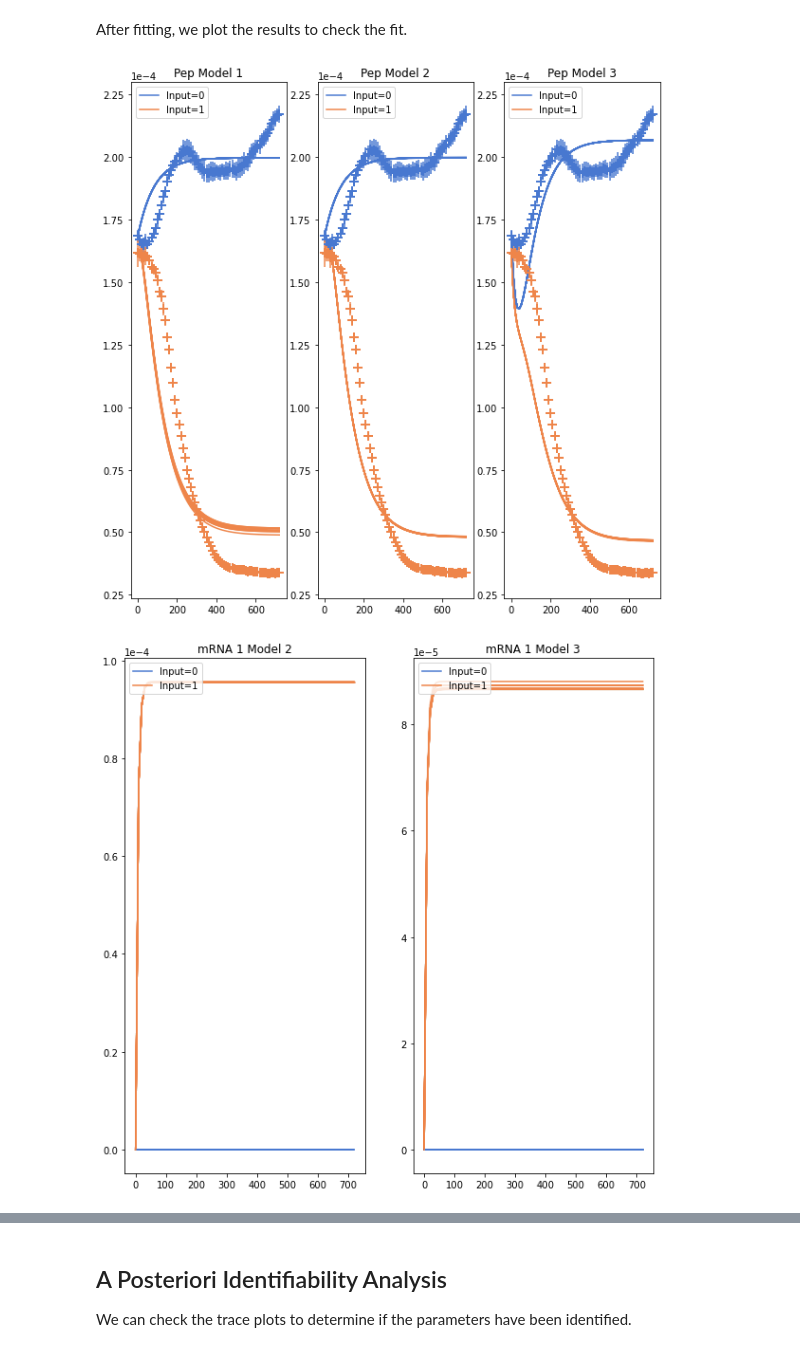
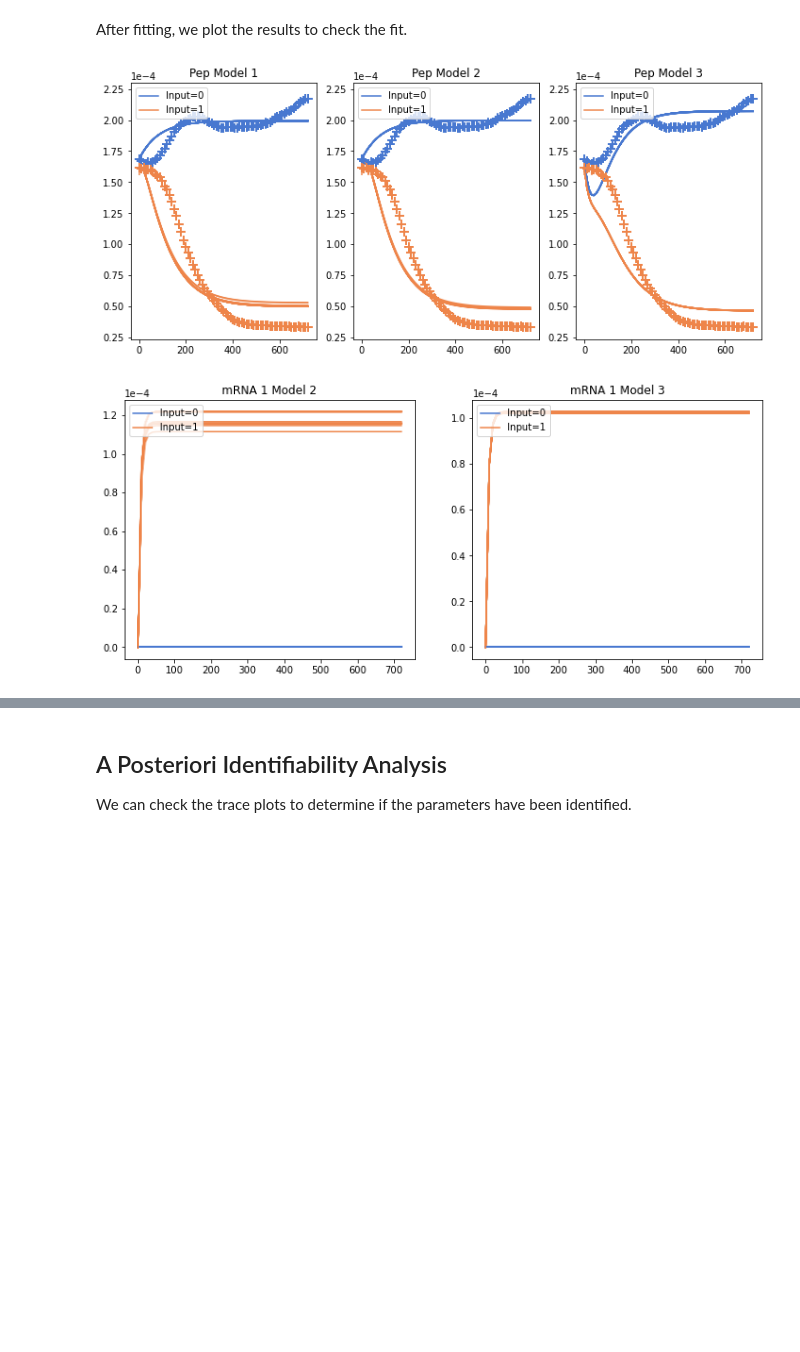
Before and after one commit to EngBioNUS/BMSS2, a Jupyter notebook: docs/build/html/_Example_3nb.ipynb, the cells around one changed output, grey strips where cells are left out. Drawn from its saved outputs; the diff is of its cells as text; code cells hidden in the pictures; blank space fills up the shorter version.

Commit message:
Adjusted figures in notebooks

```diff
--- a/docs/build/html/_Example_3nb.ipynb
+++ b/docs/build/html/_Example_3nb.ipynb
@@ -411,34 +411,34 @@ traces[1] = accepted
 After fitting, we plot the results to check the fit.
 # %%
 #Plot results
-plt.rcParams['figure.figsize'] = [10, 10]
+plt.rcParams['figure.figsize'] = [12, 5]
 plt.rcParams['figure.subplot.hspace'] = 0.99
 
 plot_index  = {1: ['Fluor/OD'],
                2: ['Fluor/OD', 'm1', 'm2'],
                3: ['Fluor/OD', 'm1', 'm2',]
                }
 titles      = {1: {'Fluor/OD': 'Pep Model 1'},
                2: {'Fluor/OD': 'Pep Model 2', 'm1': 'mRNA 1 Model 2', 'm2': 'mRNA 2 Model 2'},
                3: {'Fluor/OD': 'Pep Model 3', 'm1': 'mRNA 1 Model 3', 'm2': 'mRNA 2 Model 3'}
                }
 labels      = {1: {1: 'Input=0', 2: 'Input=1'},
                2: {1: 'Input=0', 2: 'Input=1'},
                3: {1: 'Input=0', 2: 'Input=1'}
                }
 legend_args = {'loc': 'upper left'}
 
 figs, AX  = cf.plot(posterior   = accepted.iloc[-40::2],
                     models      = sampler_args['models'],
                     data        = data_mu,
                     data_sd     = data_sd,
                     plot_index  = plot_index,
                     labels      = labels,
                     titles      = titles,
                     legend_args = legend_args,
                     figs        = None,
                     AX          = None
                     )
 # %% [output]
-[figure, old version]
+[figure, new version]
-[figure, old version]
+[figure, new version]
```
Also changed, not shown: parts of 3 cells of this notebook, 14 other files.
